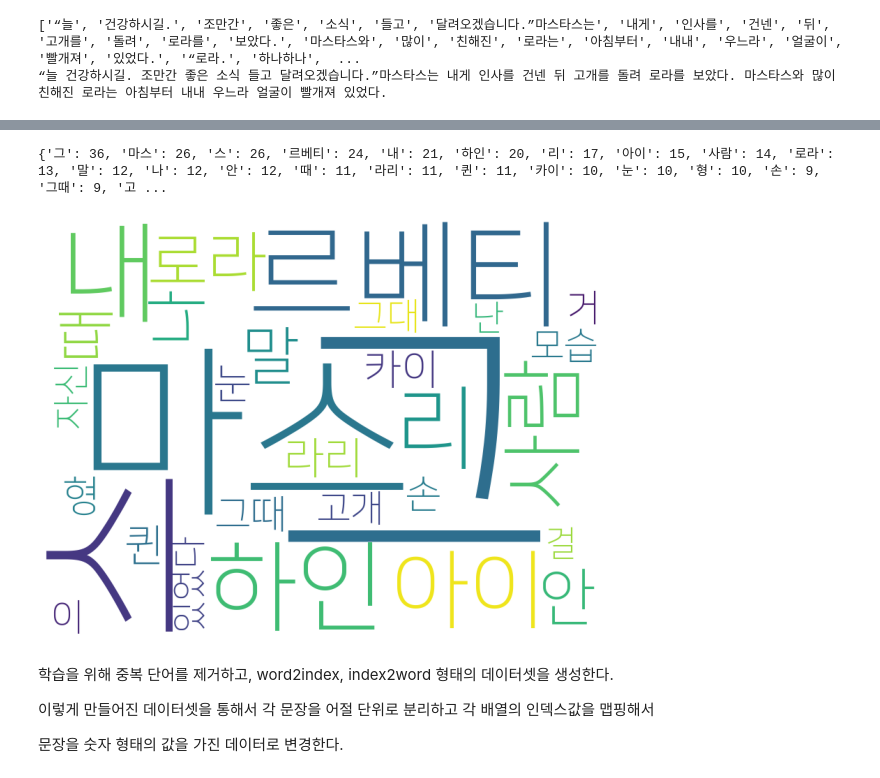
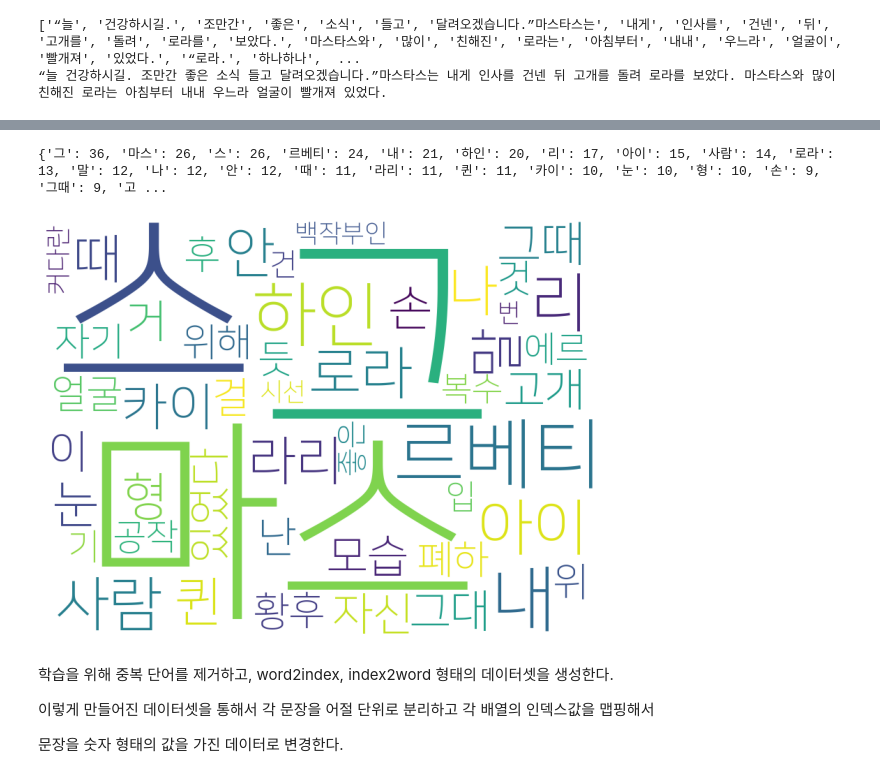
Before and after one commit to jisu1013/NLP_study, a Jupyter notebook: 파이썬_웹크롤링_seq2seq.ipynb, the cells around one changed output, grey strips where cells are left out. Saved outputs shown, nothing was run; the diff lists cells and outputs as text; code cells hidden in the pictures.

```diff
--- a/파이썬_웹크롤링_seq2seq.ipynb
+++ b/파이썬_웹크롤링_seq2seq.ipynb
@@ -129,8 +134,8 @@ def make_wordcloud(word_count, text_):
 # %%
-make_wordcloud(30, text_)
+make_wordcloud(50, text_)
 # %% [output]
 {'그': 36, '마스': 26, '스': 26, '르베티': 24, '내': 21, '하인': 20, '리': 17, '아이': 15, '사람': 14, '로라': 13, '말': 12, '나': 12, '안': 12, '때': 11, '라리': 11, '퀸': 11, '카이': 10, '눈': 10, '형': 10, '손': 9, '그때': 9, '고 ...
-[figure, old version]
+[figure, new version]
 # %% [markdown]
 학습을 위해 중복 단어를 제거하고, word2index, index2word 형태의 데이터셋을 생성한다.
 
```
Also changed, not shown: parts of 1 cell of this notebook.
